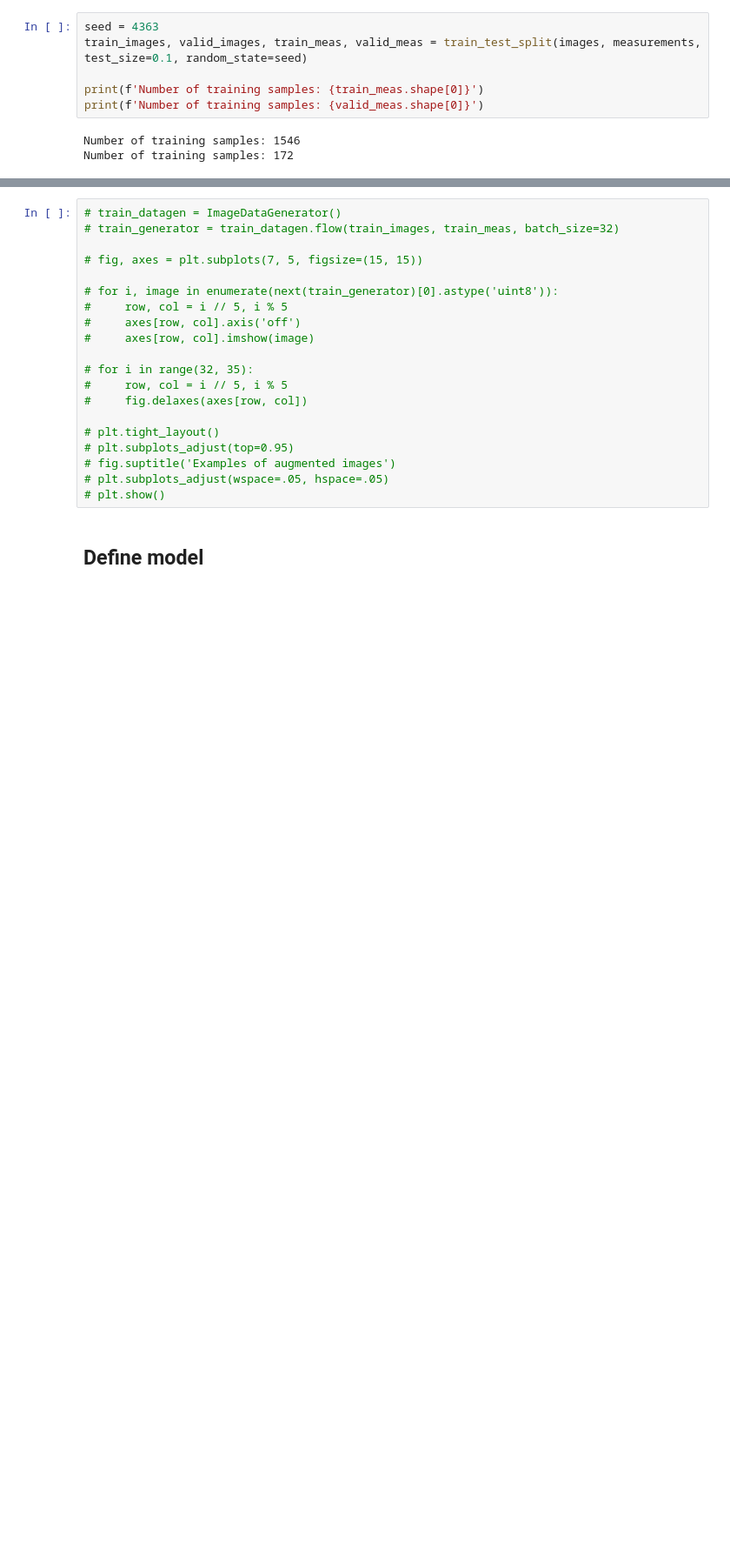
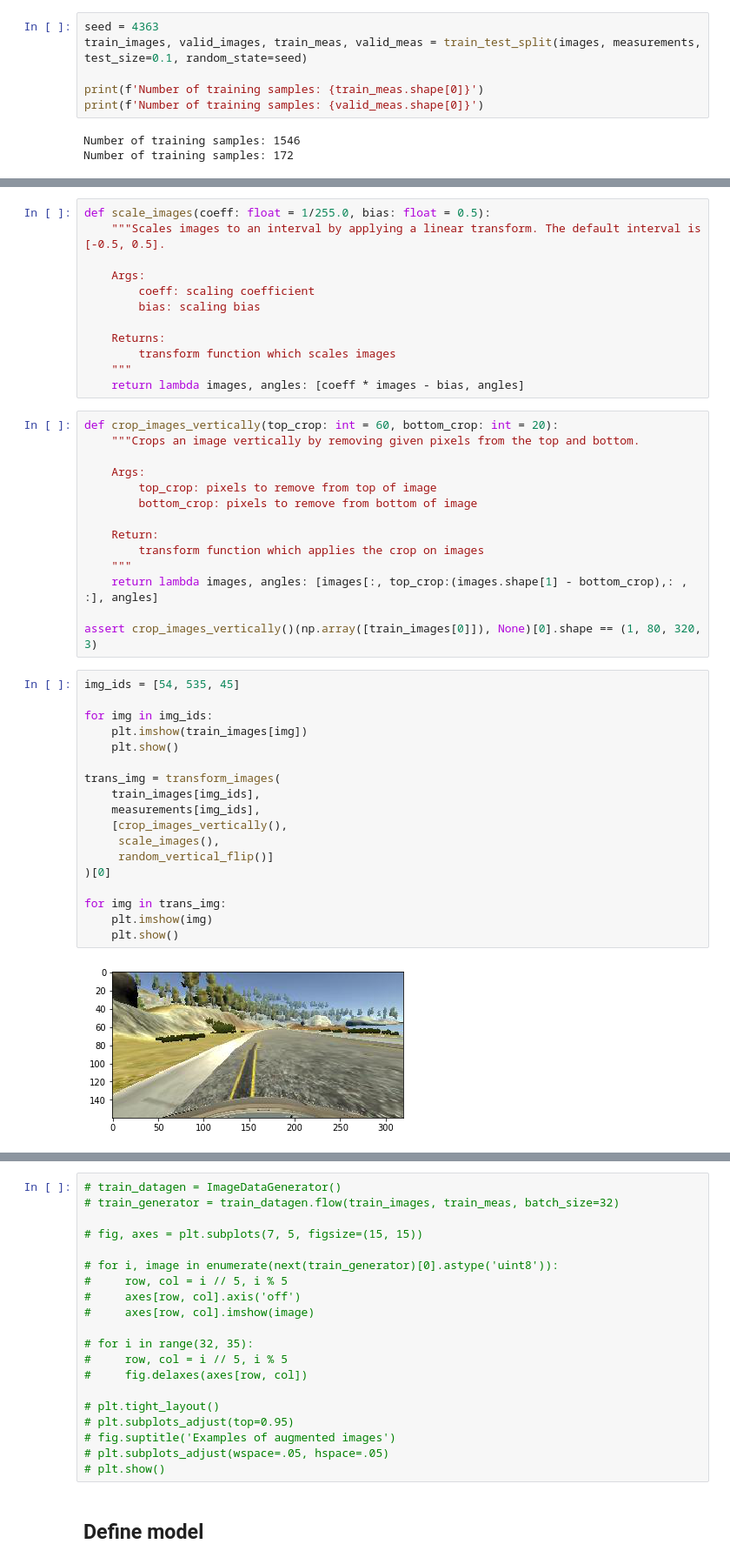
Before and after one commit to koulakis/CarND-Behavioral-Cloning-P3, a Jupyter notebook: clone.ipynb, the cells around one changed output, grey strips where cells are left out. Shown at 87% size. Saved outputs shown, nothing was run; the diff lists cells and outputs as text; blank space fills up the shorter version.

Commit message:
Implements custom generator with currently used transforms.

```diff
--- a/clone.ipynb
+++ b/clone.ipynb
@@ -86,0 +125,46 @@ Number of training samples: 172
+# %%
+def scale_images(coeff: float = 1/255.0, bias: float = 0.5):
+    """Scales images to an interval by applying a linear transform. The default interval is [-0.5, 0.5].
+
+    Args:
+        coeff: scaling coefficient
+        bias: scaling bias
+
+    Returns:
+        transform function which scales images
+    """
+    return lambda images, angles: [coeff * images - bias, angles]
+# %%
+def crop_images_vertically(top_crop: int = 60, bottom_crop: int = 20):
+    """Crops an image vertically by removing given pixels from the top and bottom.
+
+    Args:
+        top_crop: pixels to remove from top of image
+        bottom_crop: pixels to remove from bottom of image
+
+    Return:
+        transform function which applies the crop on images
+    """
+    return lambda images, angles: [images[:, top_crop:(images.shape[1] - bottom_crop),: , :], angles]
+
+assert crop_images_vertically()(np.array([train_images[0]]), None)[0].shape == (1, 80, 320, 3)
+# %%
+img_ids = [54, 535, 45]
+
+for img in img_ids:
+    plt.imshow(train_images[img])
+    plt.show()
+
+trans_img = transform_images(
+    train_images[img_ids],
+    measurements[img_ids],
+    [crop_images_vertically(),
+     scale_images(),
+     random_vertical_flip()]
+)[0]
+
+for img in trans_img:
+    plt.imshow(img)
+    plt.show()
+# %% [output]
+[figure, added]
```
Also changed, not shown: parts of 18 cells of this notebook, 1 other file.
